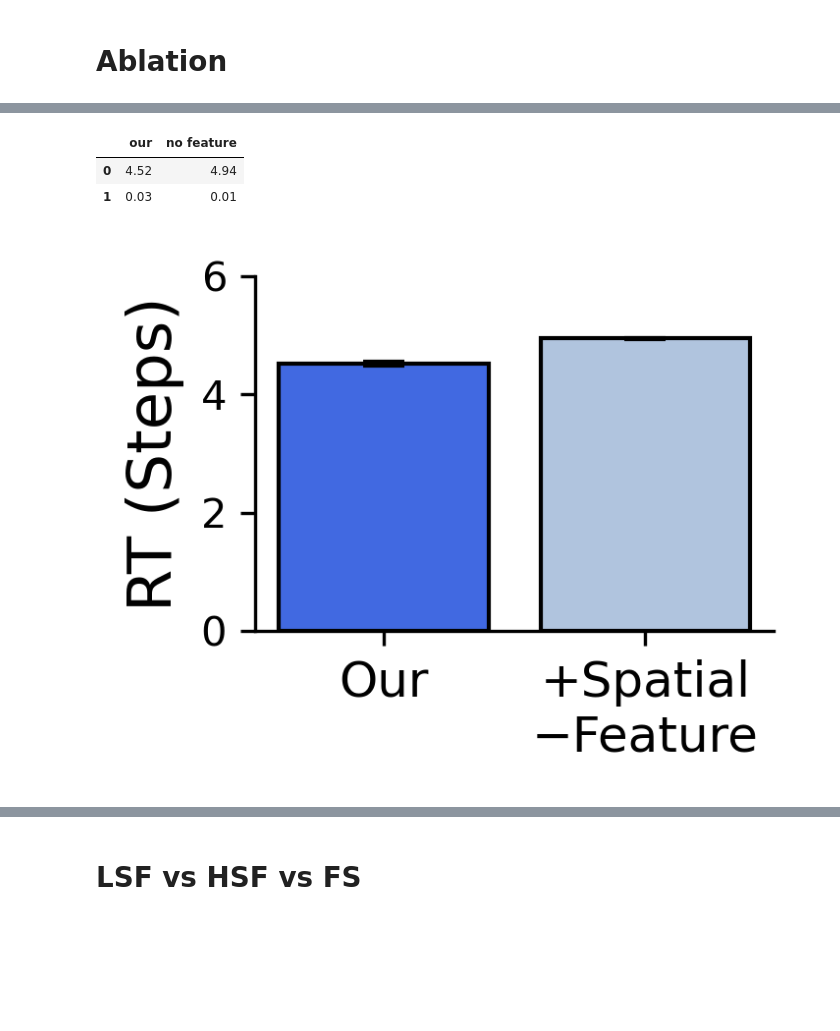
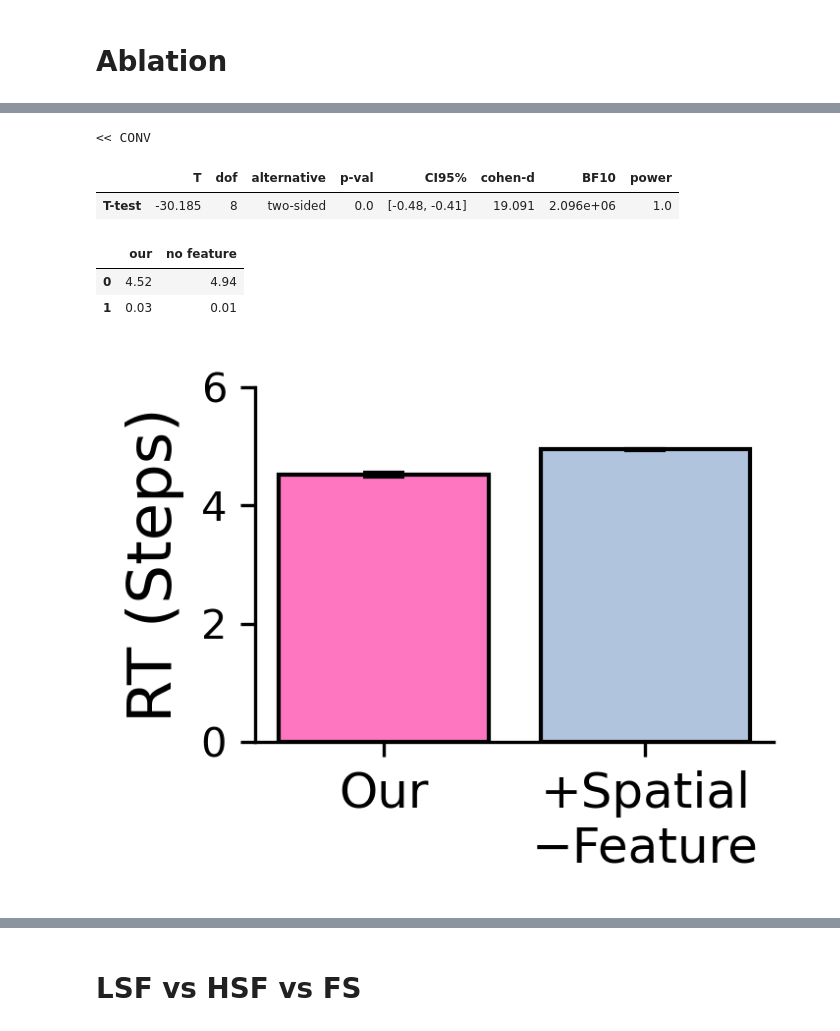
Before and after one commit to ahnchive/ORA-recognition, a Jupyter notebook: notebook/eval_performance_our.ipynb, the cells around one changed output, grey strips where cells are left out. Drawn from its saved outputs; the diff is of its cells as text; code cells hidden in the pictures; blank space fills up the shorter version.

```diff
--- a/notebook/eval_performance_our.ipynb
+++ b/notebook/eval_performance_our.ipynb
@@ -342,4 +343,10 @@ import matplotlib.pyplot as plt
 # %%
+CORRUPTION_TYPES = ['identity',
+         'shot_noise', 'impulse_noise','glass_blur','motion_blur',
+         'shear', 'scale',  'rotate',  'brightness',  'translate',
+         'stripe', 'fog','spatter','dotted_line', 'zigzag',
+         'canny_edges']
+
 CORRUPTION_INTEREST=[
 #  'shear',
 #  'rotate',
@@ -362,6 +369,8 @@ CORRUPTION_INTEREST=[
 #  'canny_edges',
 ]
 
+clist_to_plot = CORRUPTION_INTEREST
+
 # get model avg and sd on shape set and add as separate columns to df
 def add_avg_std_columns(df, avg_colname='avg', sd_colname='sd'):
 
@@ -492,7 +532,8 @@ fig.savefig("./results/figures/individual-acc.pdf", dpi=300, bbox_inches='tight'
 # RT on Individual Corruption
 # %%
 # our resnet4
-path_model_performance = './performance/rt-rrcapsnet-lowpass-resnet4-G5L3.csv'
+print("<<<RESNET")
+path_model_performance = '../results/performance/rt-rrcapsnet-lowpass-resnet4-G5L3.csv'
 df = pd.read_csv(path_model_performance)
 if df.iloc[:,-1].mean() < 1.0:
     print("changed to percent")
@@ -500,7 +541,8 @@ if df.iloc[:,-1].mean() < 1.0:
 our = add_avg_std_columns(df, avg_colname= 'our', sd_colname= 'our.sd')
 
 # our conv2
-path_model_performance = './performance/rt-rrcapsnet-lowpass-conv2-G5L3.csv'
+print("\n\n<<<CONV")
+path_model_performance = '../results/performance/rt-rrcapsnet-lowpass-conv2-G5L3.csv'
 df = pd.read_csv(path_model_performance)
 if df.iloc[:,-1].mean() < 1.0:
     print("changed to percent")
@@ -754,16 +912,25 @@ fig.savefig("results/figures/ablation_conv2_shape.pdf",   bbox_inches='tight')
 # %%
+print('<< CONV')
 # load two conditons for RT
 path_modellist = [
-    './performance/rt-rrcapsnet-lowpass-conv2-G5L3.csv',
-    './performance/rt-rrcapsnet-lowpass-conv2-G5L1.csv',
+    '../results/performance/rt-rrcapsnet-lowpass-conv2-G5L3.csv',
+    '../results/performance/rt-rrcapsnet-lowpass-conv2-G5L1.csv',
 ]
 
 
-# path_modellist = [
-#     './performance/rt-rrcapsnet-lowpass-resnet4-G5L3.csv',
-#     './performance/rt-rrcapsnet-lowpass-resnet4-G5L1.csv',
-# ]
+# run stats
+shortdf=pd.DataFrame()
+for name, path in zip(['our', 'noft'], path_modellist):
+    df = pd.read_csv(path)
+    df.columns = ['corruption', 'run1', 'run2', 'run3', 'run4', 'run5']
+    df = df[df['corruption'].isin(CORRUPTION_TYPES)]
+    shortdf[name] = df[['run1', 'run2', 'run3', 'run4', 'run5']].mean().tolist()
 
+
+display(ttest(shortdf['our'], shortdf['noft'], paired=False).round(3))
+
+
+# prepare data for visualizations
 means, ses = [], []
 for path_model in path_modellist:
     df = pd.read_csv(path_model)
@@ -775,39 +942,43 @@ for path_model in path_modellist:
     ses.append(shape_std)
 
 result = pd.DataFrame([means, ses], columns=['our', 'no feature'])
-result
+display(result)
 # %% [output]
+<< CONV
-|  | our | no feature |
-| 0 | 4.52 | 4.94 |
-| 1 | 0.03 | 0.01 |
+|  | T | dof | alternative | p-val | CI95% | cohen-d | BF10 | power |
+| T-test | -30.185 | 8 | two-sided | 0.0 | [-0.48, -0.41] | 19.091 | 2.096e+06 | 1.0 |
+|  | our | no feature |
+| 0 | 4.52 | 4.94 |
+| 1 | 0.03 | 0.01 |
 # %%
 plt.rcParams["figure.figsize"] = (2.5,2)
 
 labels = ['Our', u"\u002B"+ 'Spatial\n'+ u"\u2212"+ 'Feature']
 
 x =np.array([0, 0.5])  # the label locations
 width = 0.4  # the width of the bars
 
 fig, ax = plt.subplots(dpi=300)
 
-rects1 = ax.bar(x, means, width, yerr =ses, capsize=5,  edgecolor = 'black', color=['royalblue', 'lightsteelblue',  'slategrey', 'white'] )
+rects1 = ax.bar(x, means, width, yerr =ses, capsize=5,  edgecolor = 'black', color=[colors[1], 'lightsteelblue',  'slategrey', 'white'] )
 
 # Add some text for labels, title and custom x-axis tick labels, etc.
 ax.set_ylabel('RT (Steps)', fontsize=15)
 ax.set_title('')
 ax.set_xticks(x, labels=labels, fontsize=12)
 # ax.legend(fontsize=13)
 ax.set_ylim(0, 6)
 # ax.set_ylim(0, 2)
+# ax.set_yticks([0,1,2])
 ax.spines['right'].set_visible(False)
 ax.spines['top'].set_visible(False)
 
 # ax.bar_label(rects1, padding=3)
 # ax.bar_label(rects2, padding=3)
 
 plt.tight_layout()
 plt.show()
-# fig.savefig("results/figures/ablation_resnet4_shape_rt.pdf",   bbox_inches='tight')
-fig.savefig("results/figures/ablation_conv2_shape_rt.pdf",   bbox_inches='tight')
+# fig.savefig("../results/figures/ablation_resnet4_shape_rt.pdf",   bbox_inches='tight')
+fig.savefig("../results/figures/ablation_conv2_shape_rt.pdf",   bbox_inches='tight')
 # %% [output]
-[figure, old version]
+[figure, new version]
```
Also changed, not shown: parts of 14 cells of this notebook, 6 other files.
